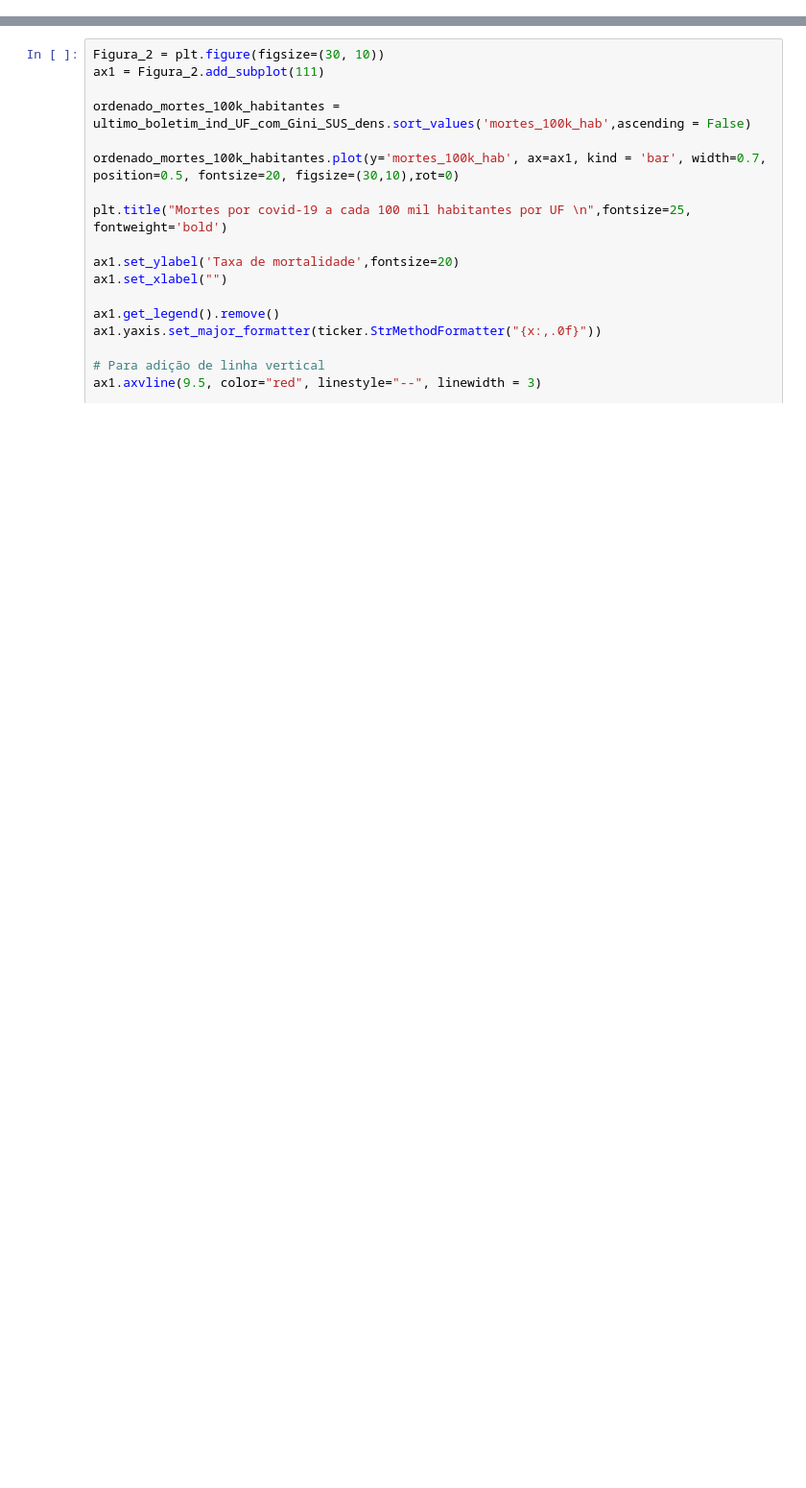
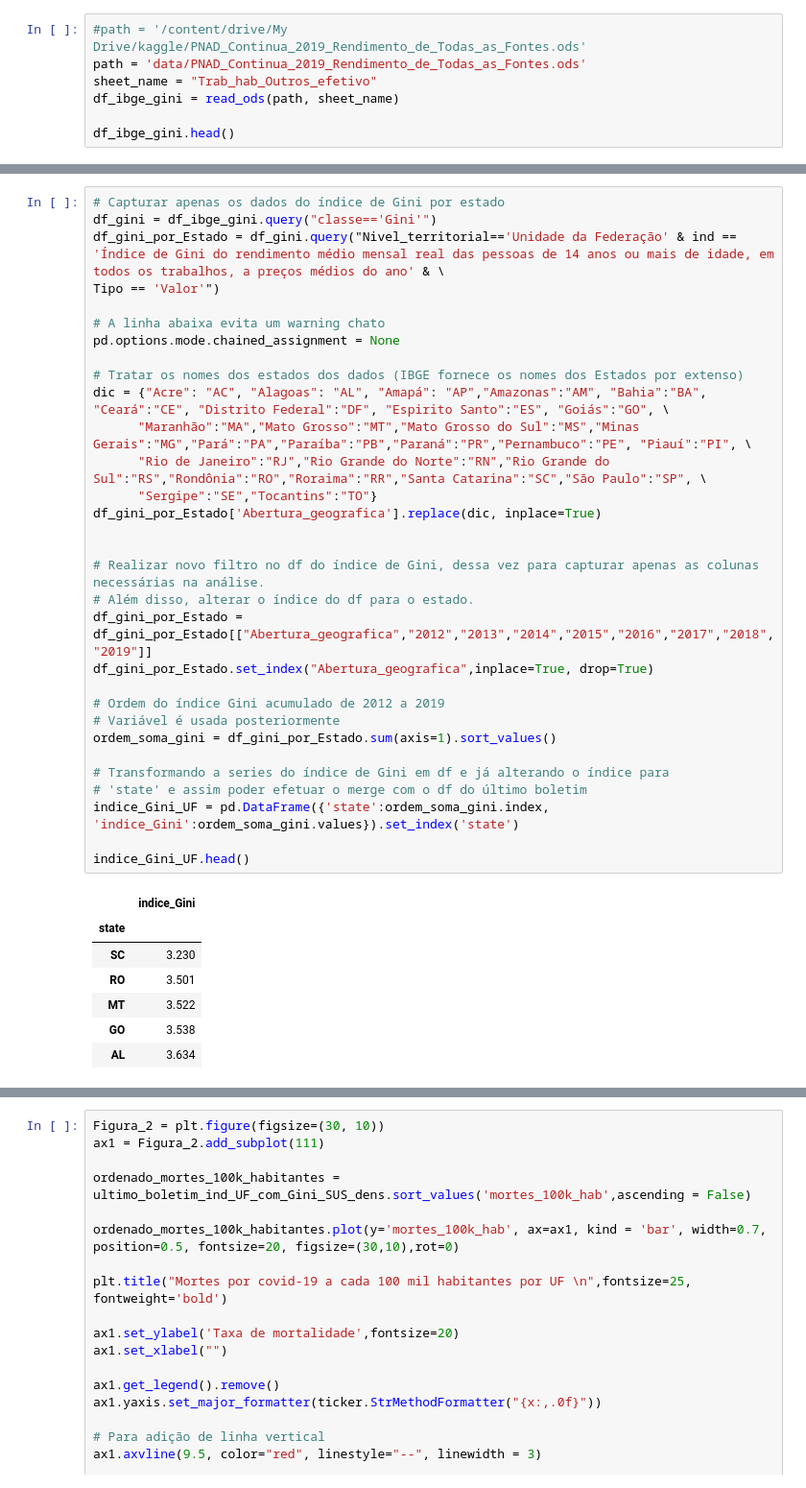
Before and after one commit to renato-favarin/tres_fatores_para_explicar_mortalidade_covid_br, a Jupyter notebook: Renato_da_Nova_Favarin_Projeto_Módulo_01.ipynb, the cells around one changed output, grey strips where cells are left out. Shown at 96% size. Saved outputs shown, nothing was run; the diff lists cells and outputs as text; blank space fills up the shorter version.

```diff
--- a/Renato_da_Nova_Favarin_Projeto_Módulo_01.ipynb
+++ b/Renato_da_Nova_Favarin_Projeto_Módulo_01.ipynb
@@ -307,0 +57,7 @@ plt.show()
+# %%
+#path = '/content/drive/My Drive/kaggle/PNAD_Continua_2019_Rendimento_de_Todas_as_Fontes.ods'
+path = 'data/PNAD_Continua_2019_Rendimento_de_Todas_as_Fontes.ods'
+sheet_name = "Trab_hab_Outros_efetivo"
+df_ibge_gini = read_ods(path, sheet_name)
+
+df_ibge_gini.head()
@@ -307,0 +71,39 @@ plt.show()
+# %%
+# Capturar apenas os dados do índice de Gini por estado
+df_gini = df_ibge_gini.query("classe=='Gini'")
+df_gini_por_Estado = df_gini.query("Nivel_territorial=='Unidade da Federação' & ind == 'Índice de Gini do rendimento médio mensal real das pessoas de 14 anos ou mais de idade, em todos os trabalhos, a preços médios do ano' & \
+Tipo == 'Valor'")
+
+# A linha abaixa evita um warning chato
+pd.options.mode.chained_assignment = None
+
+# Tratar os nomes dos estados dos dados (IBGE fornece os nomes dos Estados por extenso)
+dic = {"Acre": "AC", "Alagoas": "AL", "Amapá": "AP","Amazonas":"AM", "Bahia":"BA", "Ceará":"CE", "Distrito Federal":"DF", "Espirito Santo":"ES", "Goiás":"GO", \
+      "Maranhão":"MA","Mato Grosso":"MT","Mato Grosso do Sul":"MS","Minas Gerais":"MG","Pará":"PA","Paraíba":"PB","Paraná":"PR","Pernambuco":"PE", "Piauí":"PI", \
+      "Rio de Janeiro":"RJ","Rio Grande do Norte":"RN","Rio Grande do Sul":"RS","Rondônia":"RO","Roraima":"RR","Santa Catarina":"SC","São Paulo":"SP", \
+      "Sergipe":"SE","Tocantins":"TO"}
+df_gini_por_Estado['Abertura_geografica'].replace(dic, inplace=True)
+
+
+# Realizar novo filtro no df do índice de Gini, dessa vez para capturar apenas as colunas necessárias na análise.
+# Além disso, alterar o índice do df para o estado.
+df_gini_por_Estado = df_gini_por_Estado[["Abertura_geografica","2012","2013","2014","2015","2016","2017","2018","2019"]]
+df_gini_por_Estado.set_index("Abertura_geografica",inplace=True, drop=True)
+
+# Ordem do índice Gini acumulado de 2012 a 2019
+# Variável é usada posteriormente
+ordem_soma_gini = df_gini_por_Estado.sum(axis=1).sort_values()
+
+# Transformando a series do índice de Gini em df e já alterando o índice para
+# 'state' e assim poder efetuar o merge com o df do último boletim
+indice_Gini_UF = pd.DataFrame({'state':ordem_soma_gini.index, 'indice_Gini':ordem_soma_gini.values}).set_index('state')
+
+indice_Gini_UF.head()
+# %% [output]
+|  | indice_Gini |
+| state |  |
+| SC | 3.230 |
+| RO | 3.501 |
+| MT | 3.522 |
+| GO | 3.538 |
+| AL | 3.634 |
```
Also changed, not shown: parts of 130 cells of this notebook, 3 other files.
